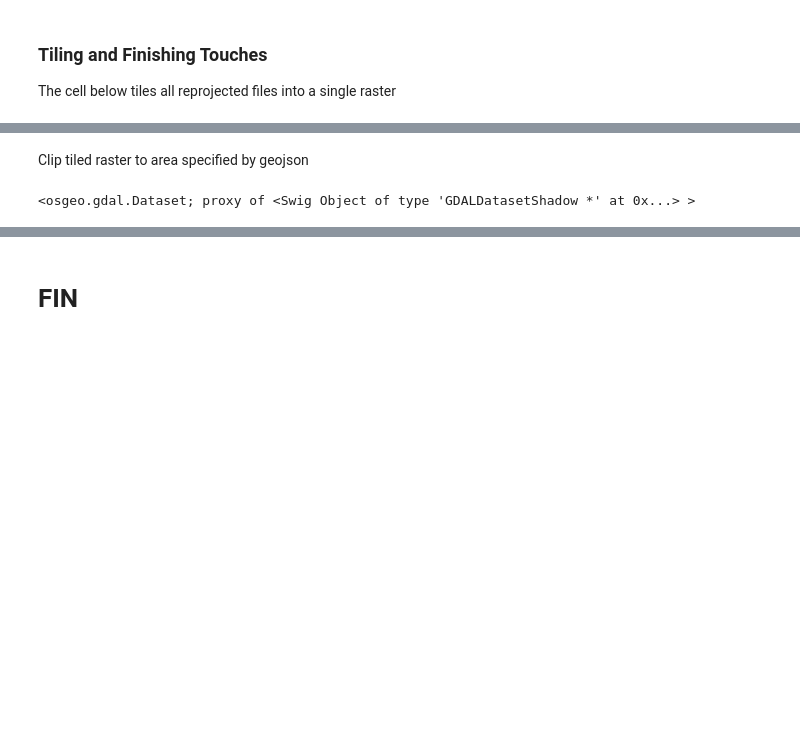
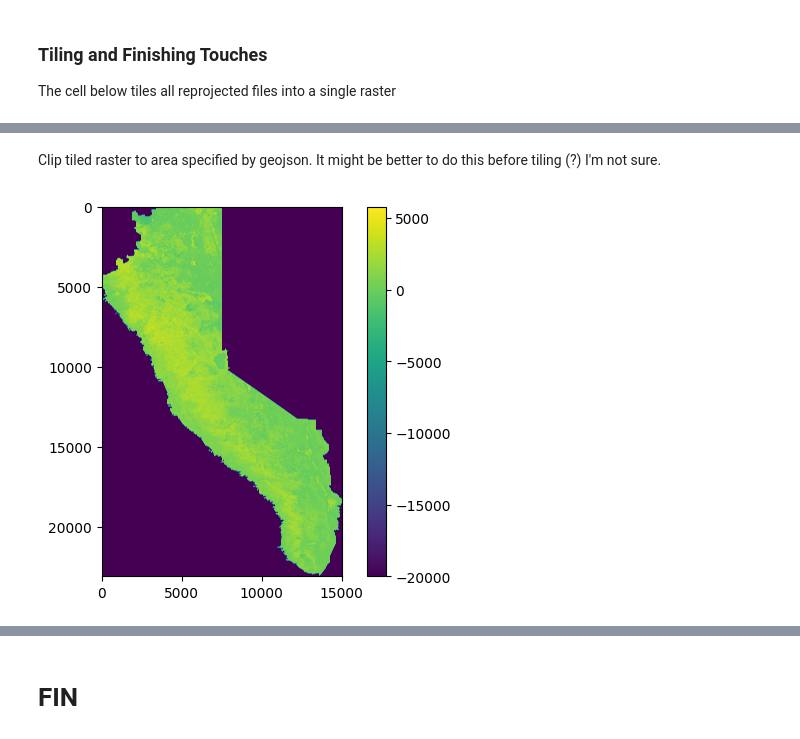
Before and after one commit to ozanbayiz/get-nbr, a Jupyter notebook: pipeline.ipynb, the cells around one changed output, grey strips where cells are left out. Saved outputs shown, nothing was run; the diff lists cells and outputs as text; code cells hidden in the pictures; blank space fills up the shorter version.

```diff
--- a/pipeline.ipynb
+++ b/pipeline.ipynb
@@ -352,27 +387,29 @@ successfully saved output to geojson/sn_boundary.geojson
 # %% [markdown]
-Clip tiled raster to area specified by geojson
+Clip tiled raster to area specified by geojson. It might be better to do this before tiling (?) I'm not sure.
 # %%
-aoi_geojson = sn_geojson_filepath
+aoi_geojson = geojson_boundary_filepath
 
 clipped_tiled_raster_name = f'clipped_tiled_{out_band}.TIF'
 clipped_tiled_raster_filepath = os.path.join(data_dir, clipped_tiled_raster_name)
 nodata_value = -20000
 gdal.Warp(
     clipped_tiled_raster_filepath,  # Output file
     tiled_output_name,   # Input raster file
     cutlineDSName=aoi_geojson,  # GeoJSON file for the boundary
     cropToCutline=True,  # Crop to the cutline
     dstNodata = nodata_value,
     srcNodata = nodata_value,
+    creationOptions=[
+        'COMPRESS=ZSTD', 'TILED=YES'
+    ],
     options=[
-        '-multi', '-wo', 'NUM_THREADS=ALL_CPUS',
-        '-co', 'COMPRESS=ZSTD', 'TILED=YES'
+        '-multi', '-wo', 'NUM_THREADS=ALL_CPUS'
     ]
 )
 # plot clipped raster
 with rio.open(clipped_tiled_raster_filepath) as src:
     data = src.read(1)
     plt.imshow(data)
     plt.colorbar();
 # %% [output]
-<osgeo.gdal.Dataset; proxy of <Swig Object of type 'GDALDatasetShadow *' at 0x...> >
+[figure, added]
```
Also changed, not shown: parts of 9 cells of this notebook, 1 other file.
